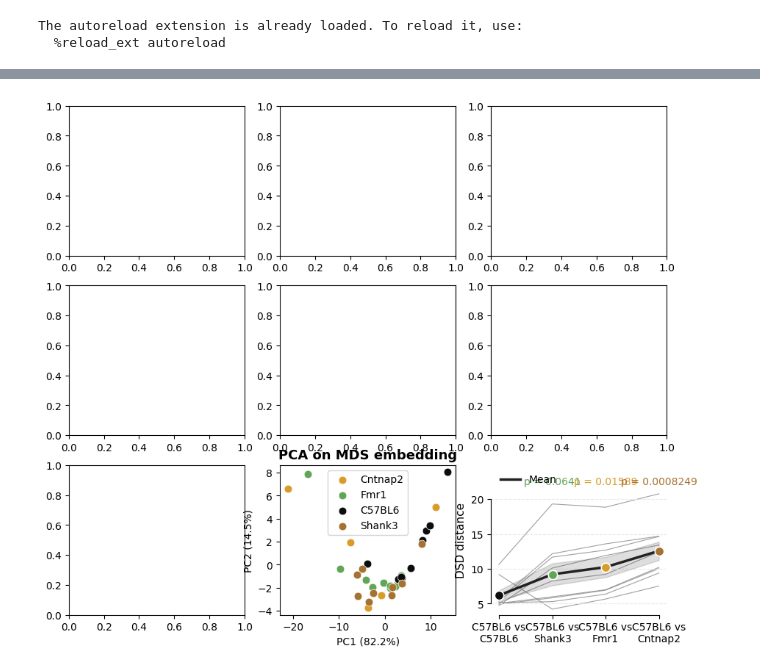
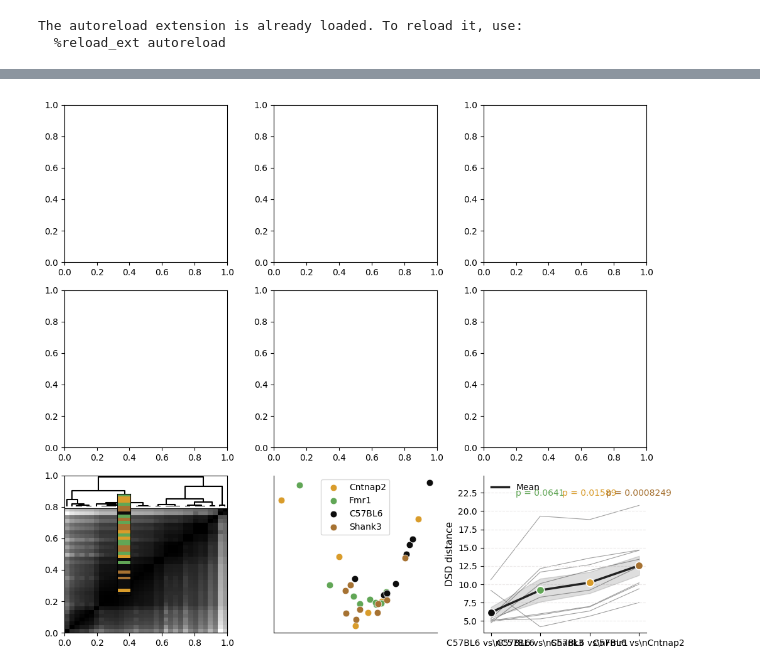
Before and after one commit to brunaafl/ShapeMetrics, a Jupyter notebook: combined_figure.ipynb, the cells around one changed output, grey strips where cells are left out. Saved outputs shown, nothing was run; the diff lists cells and outputs as text; code cells hidden in the pictures.

Commit message:
Fixing bug in notebook

```diff
--- a/combined_figure.ipynb
+++ b/combined_figure.ipynb
@@ -40,13 +139,3 @@ mpl.rcParams.update(new_rc_params)
 # %% [output]
 The autoreload extension is already loaded. To reload it, use:
   %reload_ext autoreload
-# %%
-from pathlib import Path
-import pickle
-
-# Load the data
-DATA_DIR = Path.cwd() / "ibl_analyses" / "notebooks" / "prep_data"
-with open(DATA_DIR / "raw_behavior_all.pkl", "rb") as f:
-    n_trials, cs_trials = pickle.load(f)
-with open(DATA_DIR / "100_folds_1_time_point_all.pkl", "rb") as f:
-    [params, train_data_folds, test_data_folds] = pickle.load(f)
@@ -579,68 +579,100 @@ def plot_dendogram(dist_neural, labs, fig=None, save=False, lab_to_color=None, t
 fig, axes = plt.subplots(nrows=3, ncols=3, figsize=(7*1.5,6*1.5))
 axes = axes.flatten()
 
-## FIG 6 - HIERARCHICAL CLUSTERING AND ORDERING
+# FIG 6 - HIERARCHICAL CLUSTERING AND ORDERING (drawn inside axes[6])
 colors = {'N':'#0D0D0D', 'F':'#61A656', 'C':'#D99C2B', 'S':'#A67232'}
-fig_dendo, ax_dendro, ax_heatmap = plot_dendogram(dist_neural, all_genotypes, lab_to_color=colors, title=False, save=False)
 
-# FIG 7 - PLOT PCA
-ax_pca, ax_mds = plot_mds_pca(dist_neural, labels_arr, ax=axes[7])
+# FIG 7 - PCA (placed in axes[7])
+ax_pca, _ = plot_mds_pca(dist_neural, labels_arr, ax=axes[7])
 
-# FIG 8 - PLOT TTESTS
+# FIG 6 - ORDERED DISTANCE MATRIX + DENDROGRAM (place inside axes[6])
+from scipy.cluster import hierarchy
+import matplotlib.colors as mcolors
+from matplotlib import gridspec
 
+S = dist_neural.shape[0]
+condensed = dist_neural[np.triu_indices(S,1)]
+linkage = hierarchy.ward(condensed)
+linkage = hierarchy.optimal_leaf_ordering(linkage, condensed)
+leaf_order = hierarchy.leaves_list(linkage)
+ordered_dist = dist_neural[leaf_order, :][:, leaf_order]
+
+# Replace axes[6] with two stacked subaxes (dendrogram above heatmap)
+axes[6].clear()
+gs_inner = gridspec.GridSpecFromSubplotSpec(2, 1, subplot_spec=axes[6].get_subplotspec(), height_ratios=[1, 4], hspace=0.02)
+dendro_ax = fig.add_subplot(gs_inner[0])
+heatmap_ax = fig.add_subplot(gs_inner[1])
+
+# Dendrogram (top)
+dn = hierarchy.dendrogram(linkage, ax=dendro_ax, no_labels=True, color_threshold=0, above_threshold_color='k')
+dendro_ax.axis('off')
+
+# Heatmap (bottom)
+heatmap_ax.imshow(ordered_dist, cmap='gray', aspect='auto', vmin=np.nanmin(ordered_dist), vmax=np.nanmax(ordered_dist), origin='lower')
+heatmap_ax.set_xticks([])
+heatmap_ax.set_yticks([])
+for spine in heatmap_ax.spines.values():
+    spine.set_visible(True)
+    spine.set_linewidth(0.8)
+
+# Small genotype color strip aligned with rows of the heatmap
+ordered_labels = labels_arr[leaf_order]
+lab_to_color = colors
+color_list = mcolors.to_rgba_array([lab_to_color[lab] for lab in ordered_labels])
+pos2 = heatmap_ax.get_position()
+strip_width = 0.02
+pad = 0.005
+# shrink heatmap to make room for the strip on its left
+new_heatmap_left = pos2.x0 + strip_width + pad
+new_heatmap_width = max(pos2.width - (strip_width + pad), pos2.width * 0.5)
+heatmap_ax.set_position([new_heatmap_left, pos2.y0, new_heatmap_width, pos2.height])
+cax = fig.add_axes([pos2.x0, pos2.y0, strip_width, pos2.height])
+cax.imshow(color_list.reshape(-1,1,4), aspect='auto', origin='lower')
+cax.set_xticks([])
+cax.set_yticks([])
+
+# FIG 8 - PARALLEL T-TEST PLOT (axes[8])
 cols = ['Within control', 'Control vs S', 'Control vs F', 'Control vs C']
-x_labels = ['C57BL6 vs\nC57BL6', 'C57BL6 vs\nShank3', 'C57BL6 vs\nFmr1', 'C57BL6 vs\nCntnap2']
+x_labels = ['C57BL6 vs\\nC57BL6', 'C57BL6 vs\\nShank3', 'C57BL6 vs\\nFmr1', 'C57BL6 vs\\nCntnap2']
 
 for _, row in df_control_distances[cols].iterrows():
     axes[8].plot(range(len(cols)), row.values, color='#888888', alpha=0.8, linewidth=0.8, zorder=1)
 
 means = df_control_distances[cols].mean(axis=0)
 sem = df_control_distances[cols].sem(axis=0)
-
-axes[8].fill_between(range(len(cols)), means - sem, means + sem,
-                color='#222222', alpha=0.15, zorder=2)
-
+axes[8].fill_between(range(len(cols)), means - sem, means + sem, color='#222222', alpha=0.15, zorder=2)
 mean_colors = ['#0D0D0D', '#61A656', '#D99C2B', '#A67232']
 axes[8].plot(range(len(cols)), means.values, color='#222222', linewidth=2.5, zorder=3, label='Mean')
-
 for xi, col in enumerate(cols):
     axes[8].scatter(xi, means[col], color=mean_colors[xi], s=80, zorder=4, edgecolor='white', linewidth=1.2)
 
 results = {}
 a = df_control_distances['Within control'].values
-y_max_val = df_control_distances[cols].max().max() # Reference for placing asterisks
-
+y_max_val = df_control_distances[cols].max().max()
 for xi, col in enumerate(['Control vs S', 'Control vs F', 'Control vs C'], start=1):
     b = df_control_distances[col].values
     mask = (~np.isnan(a)) & (~np.isnan(b))
-
     if mask.sum() >= 2:
         t_stat, p_val = ttest_rel(a[mask], b[mask])
         results[col] = {'n': int(mask.sum()), 't': float(t_stat), 'p': float(p_val)}
-
-        # Determine asterisks for significance
         if p_val < 0.001: sig = '***'
         elif p_val < 0.01: sig = '**'
         elif p_val < 0.05: sig = '*'
         else: sig = ''
-
-        axes[8].text(xi, y_max_val + (0.05 * y_max_val), f'p = {p_val:.4g}', ha='center', va='bottom',
-                            fontsize=10, color=mean_colors[xi])
-
+        axes[8].text(xi, y_max_val + (0.05 * y_max_val), f'p = {p_val:.4g}', ha='center', va='bottom', fontsize=10, color=mean_colors[xi])
 
 axes[8].set_xticks(range(len(cols)))
 axes[8].set_xticklabels(x_labels, fontsize=10)
 axes[8].set_ylabel('DSD distance', fontsize=11, fontweight='medium')
-
 ymin, ymax = axes[8].get_ylim()
 axes[8].set_ylim(ymin, ymax + (ymax - ymin) * 0.18)
 
-sns.despine(ax=axes[8], trim=True)
+sns.despine(ax=axes[8])
 axes[8].grid(axis='y', color="#ECE9E9", linewidth=0.8, linestyle='--')
 axes[8].grid(axis='x', visible=False)
 axes[8].legend(frameon=False, loc='upper left', fontsize=10)
 
 plt.tight_layout()
 plt.show()
 # %% [output]
-[figure, old version]
+[figure, new version]
```
Also changed, not shown: parts of 9 cells of this notebook.
